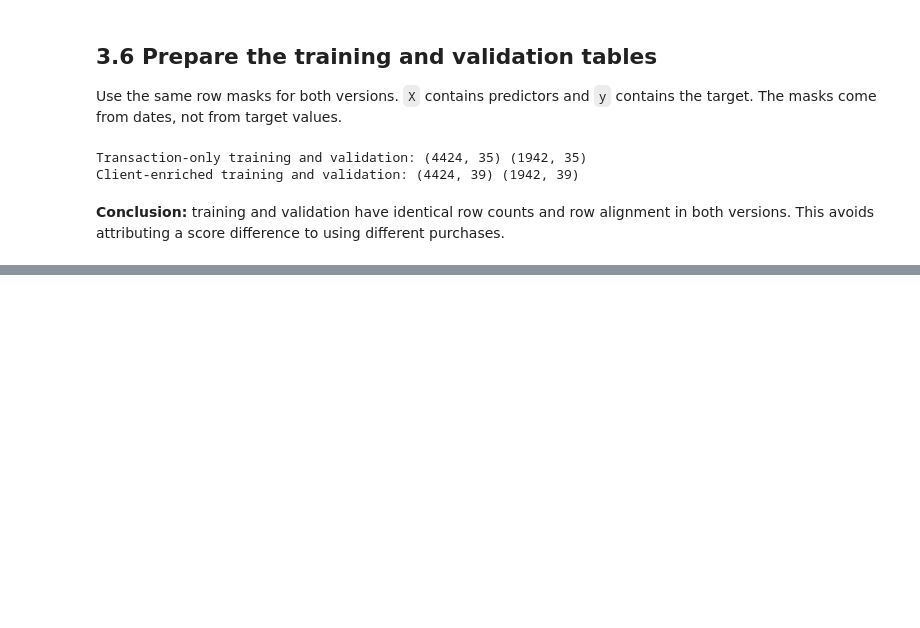
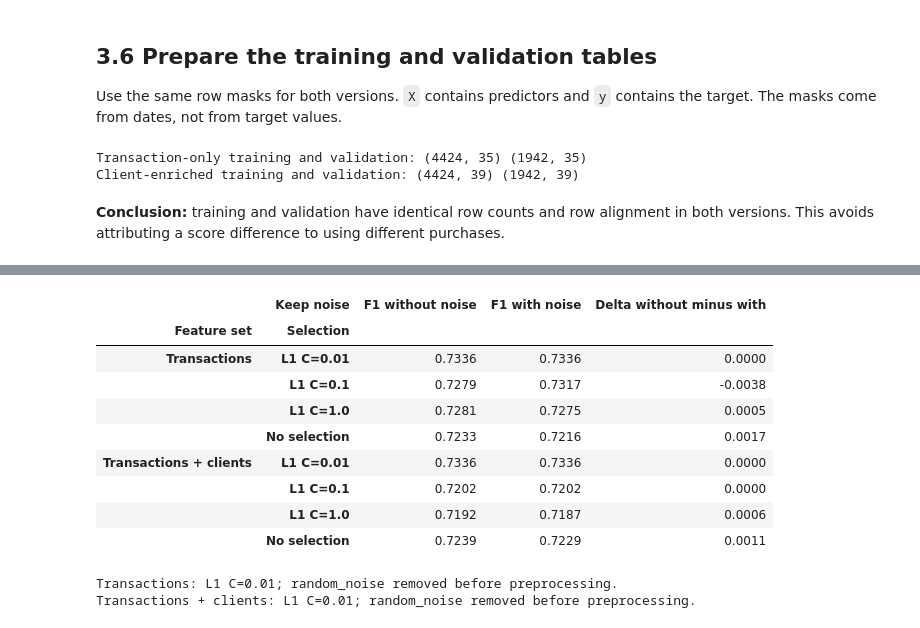
Before and after one commit to alfredosoudo21/ML_Group_04, a Jupyter notebook: notebooks/03_temporal_baseline_experiments.ipynb, the cells around one changed output, grey strips where cells are left out. Cells and saved outputs as stored; diff of their text form; code cells hidden in the pictures; blank space fills up the shorter version.

```diff
--- a/notebooks/03_temporal_baseline_experiments.ipynb
+++ b/notebooks/03_temporal_baseline_experiments.ipynb
@@ -331,0 +396,26 @@ Both models fitted without reaching the iteration limit.
+# %%
+outer_training_dates = data.loc[training_rows, 'purchase_date']
+inner_ordered_dates = outer_training_dates.sort_values().reset_index(drop=True)
+inner_validation_start = inner_ordered_dates.iloc[int(len(inner_ordered_dates) * 0.70)]
+inner_training_limit = inner_validation_start - pd.Timedelta(days=90)
+
+inner_fit_rows = outer_training_dates < inner_training_limit
+inner_valid_rows = outer_training_dates >= inner_validation_start
+inner_gap_rows = (~inner_fit_rows) & (~inner_valid_rows)
+
+assert inner_fit_rows.index.equals(X_train.index)
+assert outer_training_dates.loc[inner_fit_rows].max() + pd.Timedelta(days=90) < inner_validation_start
+assert y_train.loc[inner_fit_rows].nunique() == 2
+assert y_train.loc[inner_valid_rows].nunique() == 2
+assert not set(outer_training_dates.index) & set(X_valid.index)
+
+inner_summary = pd.DataFrame({
+    'Partition': ['Inner training', 'Inner 90-day gap', 'Inner validation'],
+    'Purchases': [inner_fit_rows.sum(), inner_gap_rows.sum(), inner_valid_rows.sum()]
+})
+assert inner_summary['Purchases'].sum() == len(X_train)
+display(inner_summary)
+print('Inner training: before', inner_training_limit.date())
+print('Inner validation: from', inner_validation_start.date(),
+      'to', outer_training_dates.max().date())
+print('Main validation starts later, on', validation_start.date())
@@ -331,0 +521,28 @@ Both models fitted without reaching the iteration limit.
+# %%
+# Paired comparisons change only random_noise at a fixed selection setting.
+noise_comparison = inner_results.pivot(
+    index=['Feature set', 'Selection'], columns='Keep noise', values='Inner F1'
+).rename(columns={True: 'F1 with noise', False: 'F1 without noise'})
+noise_comparison['Delta without minus with'] = (
+    noise_comparison['F1 without noise'] - noise_comparison['F1 with noise']
+)
+display(noise_comparison.round(4))
+
+for feature_set, candidate_id in chosen_candidates.items():
+    spec = candidate_specs[candidate_id]
+    noise_decision = 'kept as a candidate' if spec['keep_noise'] else 'removed before preprocessing'
+    selection_decision = 'no selection' if spec['selector_c'] is None else 'L1 C=' + str(spec['selector_c'])
+    print(feature_set + ': ' + selection_decision + '; random_noise ' + noise_decision + '.')
+# %% [output]
+|  | Keep noise | F1 without noise | F1 with noise | Delta without minus with |
+| Feature set | Selection |  |  |  |
+| Transactions | L1 C=0.01 | 0.7336 | 0.7336 | 0.0000 |
+|  | L1 C=0.1 | 0.7279 | 0.7317 | -0.0038 |
+|  | L1 C=1.0 | 0.7281 | 0.7275 | 0.0005 |
+|  | No selection | 0.7233 | 0.7216 | 0.0017 |
+| Transactions + clients | L1 C=0.01 | 0.7336 | 0.7336 | 0.0000 |
+|  | L1 C=0.1 | 0.7202 | 0.7202 | 0.0000 |
+|  | L1 C=1.0 | 0.7192 | 0.7187 | 0.0006 |
+|  | No selection | 0.7239 | 0.7229 | 0.0011 |
+Transactions: L1 C=0.01; random_noise removed before preprocessing.
+Transactions + clients: L1 C=0.01; random_noise removed before preprocessing.
```
Also changed, not shown: parts of 30 cells of this notebook.
